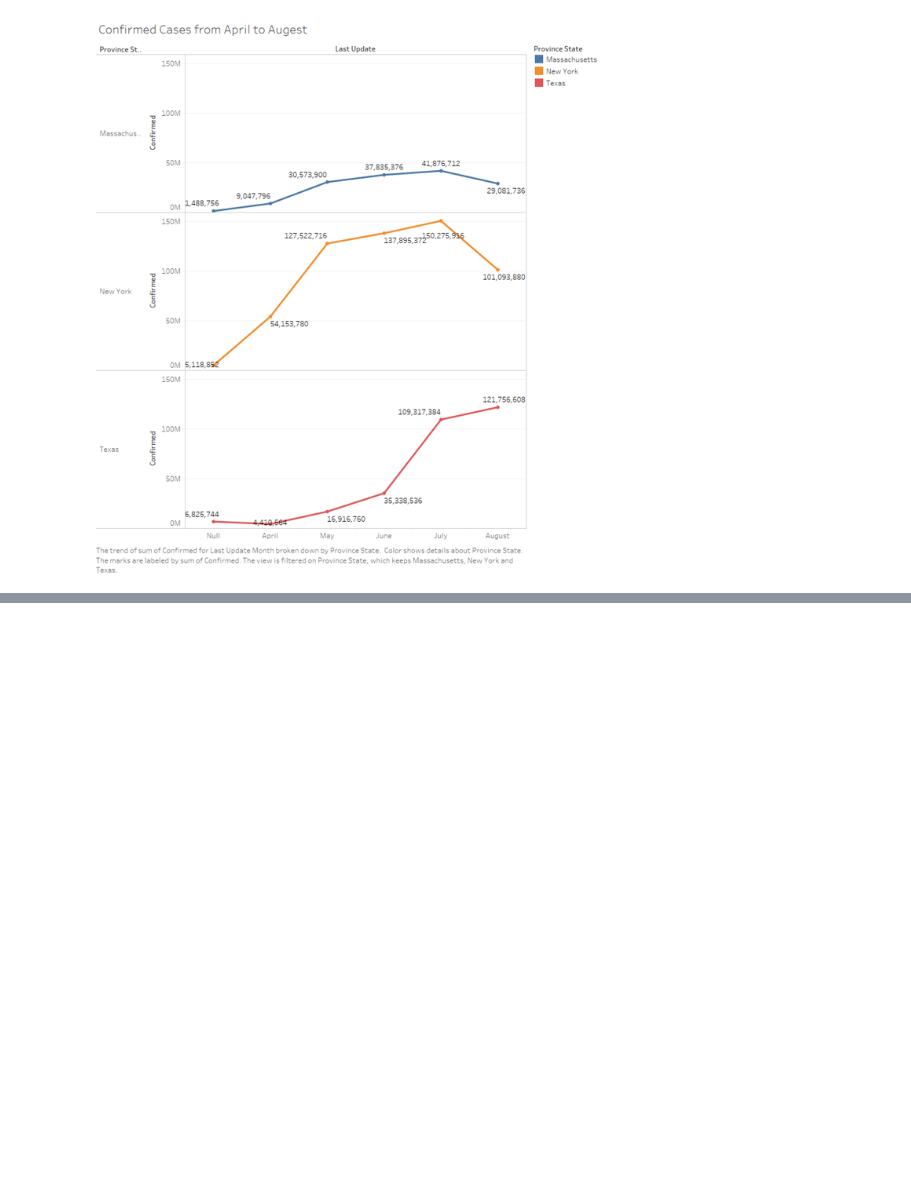
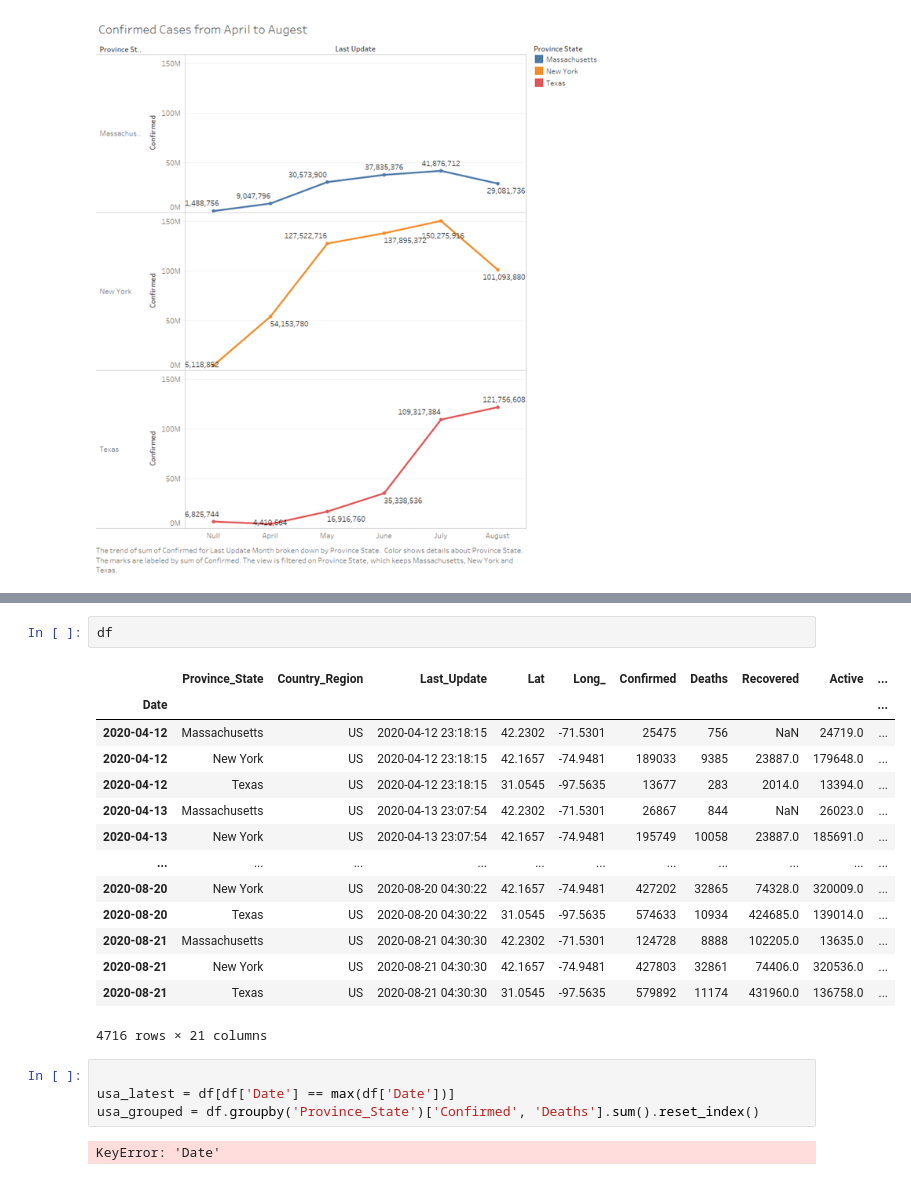
Before and after one commit to corey-brennan/corona-analysis, a Jupyter notebook: COVID Project.ipynb, the cells around one changed output, grey strips where cells are left out. Drawn from its saved outputs; the diff is of its cells as text; blank space fills up the shorter version.

```diff
--- a/COVID Project.ipynb
+++ b/COVID Project.ipynb
@@ -182,0 +123,23 @@ plt.show()
+# %%
+df
+# %% [output]
+|  | Province_State | Country_Region | Last_Update | Lat | Long_ | Confirmed | Deaths | Recovered | Active | ... |
+| Date |  |  |  |  |  |  |  |  |  | ... |
+| 2020-04-12 | Massachusetts | US | 2020-04-12 23:18:15 | 42.2302 | -71.5301 | 25475 | 756 | NaN | 24719.0 | ... |
+| 2020-04-12 | New York | US | 2020-04-12 23:18:15 | 42.1657 | -74.9481 | 189033 | 9385 | 23887.0 | 179648.0 | ... |
+| 2020-04-12 | Texas | US | 2020-04-12 23:18:15 | 31.0545 | -97.5635 | 13677 | 283 | 2014.0 | 13394.0 | ... |
+| 2020-04-13 | Massachusetts | US | 2020-04-13 23:07:54 | 42.2302 | -71.5301 | 26867 | 844 | NaN | 26023.0 | ... |
+| 2020-04-13 | New York | US | 2020-04-13 23:07:54 | 42.1657 | -74.9481 | 195749 | 10058 | 23887.0 | 185691.0 | ... |
+| ... | ... | ... | ... | ... | ... | ... | ... | ... | ... | ... |
+| 2020-08-20 | New York | US | 2020-08-20 04:30:22 | 42.1657 | -74.9481 | 427202 | 32865 | 74328.0 | 320009.0 | ... |
+| 2020-08-20 | Texas | US | 2020-08-20 04:30:22 | 31.0545 | -97.5635 | 574633 | 10934 | 424685.0 | 139014.0 | ... |
+| 2020-08-21 | Massachusetts | US | 2020-08-21 04:30:30 | 42.2302 | -71.5301 | 124728 | 8888 | 102205.0 | 13635.0 | ... |
+| 2020-08-21 | New York | US | 2020-08-21 04:30:30 | 42.1657 | -74.9481 | 427803 | 32861 | 74406.0 | 320536.0 | ... |
+| 2020-08-21 | Texas | US | 2020-08-21 04:30:30 | 31.0545 | -97.5635 | 579892 | 11174 | 431960.0 | 136758.0 | ... |
+4716 rows × 21 columns
+# %%
+
+usa_latest = df[df['Date'] == max(df['Date'])]
+usa_grouped = df.groupby('Province_State')['Confirmed', 'Deaths'].sum().reset_index()
+# %% [output]
+KeyError: 'Date'
```
Also changed, not shown: parts of 16 cells of this notebook, 12 other files.
